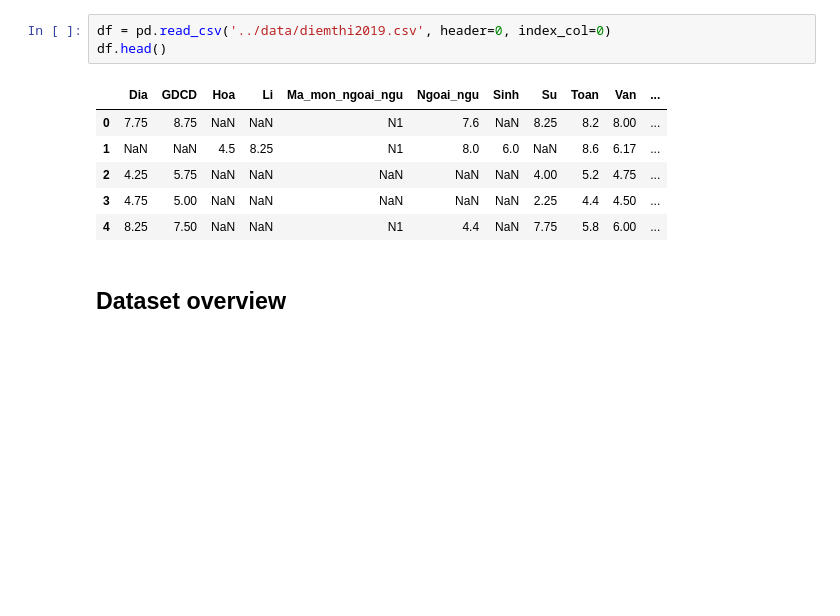
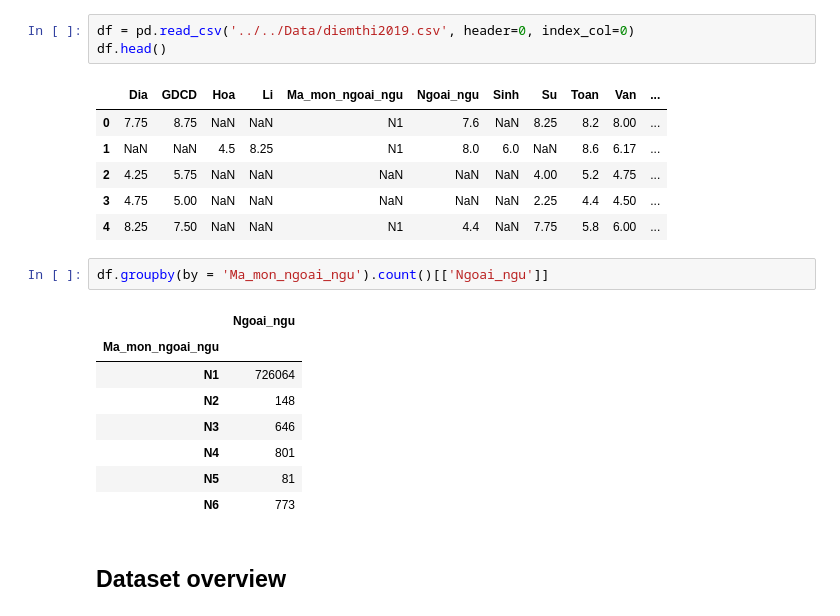
Before and after one commit to HaiDB1999/Demo-Hadoop.-Pyspark, a Jupyter notebook: PandasTutorial.ipynb, the cells around one changed output. Saved outputs shown, nothing was run; the diff lists cells and outputs as text; blank space fills up the shorter version.

```diff
--- a/PadasTutorial.ipynb
+++ b/PandasTutorial.ipynb
@@ -8,6 +9,6 @@ plt.style.use('ggplot')
 plt.rcParams['figure.figsize'] = (15, 5)
 # %%
-df = pd.read_csv('../data/diemthi2019.csv', header=0, index_col=0)
+df = pd.read_csv('../../Data/diemthi2019.csv', header=0, index_col=0)
 df.head()
 # %% [output]
 |  | Dia | GDCD | Hoa | Li | Ma_mon_ngoai_ngu | Ngoai_ngu | Sinh | Su | Toan | Van | ... |
@@ -16,6 +17,17 @@ df.head()
 | 2 | 4.25 | 5.75 | NaN | NaN | NaN | NaN | NaN | 4.00 | 5.2 | 4.75 | ... |
 | 3 | 4.75 | 5.00 | NaN | NaN | NaN | NaN | NaN | 2.25 | 4.4 | 4.50 | ... |
 | 4 | 8.25 | 7.50 | NaN | NaN | N1 | 4.4 | NaN | 7.75 | 5.8 | 6.00 | ... |
+# %%
+df.groupby(by = 'Ma_mon_ngoai_ngu').count()[['Ngoai_ngu']]
+# %% [output]
+|  | Ngoai_ngu |
+| Ma_mon_ngoai_ngu |  |
+| N1 | 726064 |
+| N2 | 148 |
+| N3 | 646 |
+| N4 | 801 |
+| N5 | 81 |
+| N6 | 773 |
 # %% [markdown]
 ## Dataset overview
 # %%
```
Also changed, not shown: parts of 7 cells of this notebook, 1 other file.
